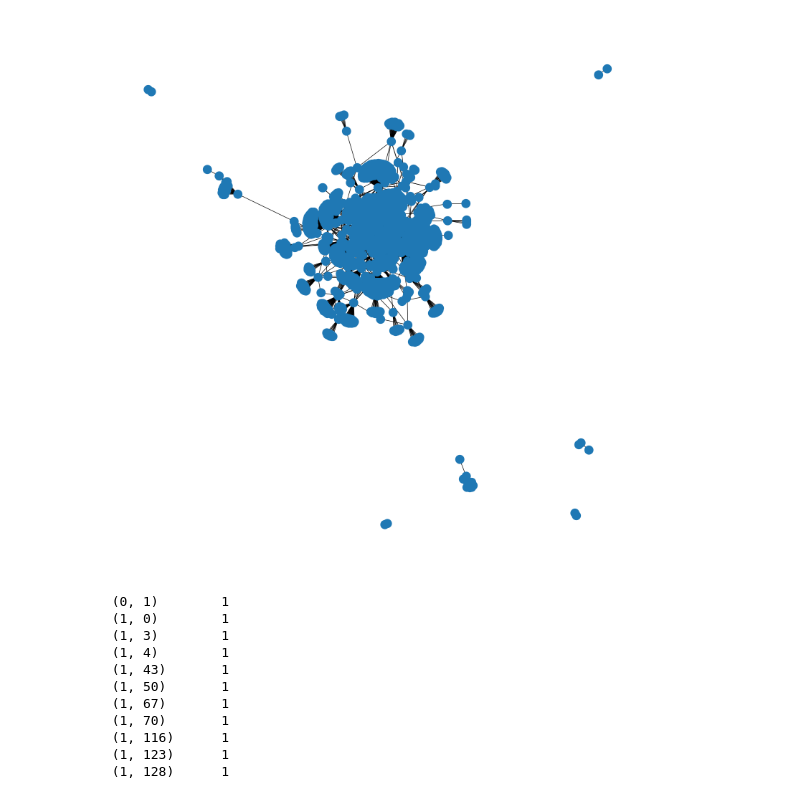
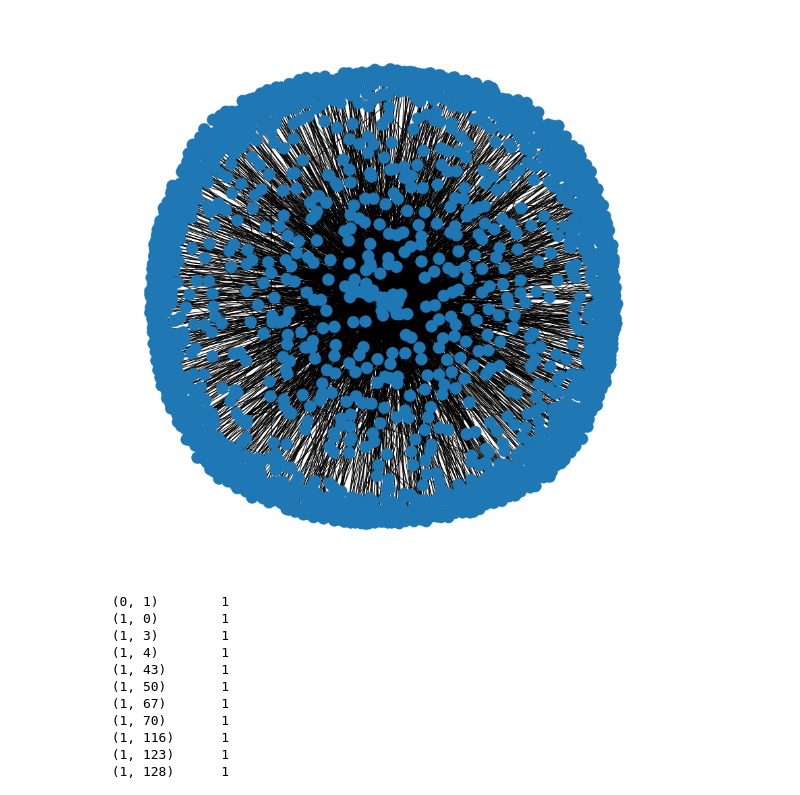
Before and after one commit to Hanya-Ahmad/ppi-network-analysis, a Jupyter notebook: Project.ipynb, the cells around one changed output. Cells and saved outputs as stored; diff of their text form; code cells hidden in the pictures.

```diff
--- a/Project.ipynb
+++ b/Project.ipynb
@@ -48,3 +48,32 @@ with open("./pathLinkerData/PathLinker_2018_human-ppi-weighted-cap0_75.csv", "w"
 full_df=pd.read_csv('./pathLinkerData/PathLinker_2018_human-ppi-weighted-cap0_75.csv')
 df_2500=pd.read_csv('./pathLinkerData/PathLinker2500data.csv')
 df_100=pd.read_csv('./pathLinkerData/PathLinker100data.csv')
+# %%
+                                            #ponit 1 Graph *from full data*
+                                            #ٌREQUIRE HEAVY PROCESSING TIME
+#Read the data from csv and identifying the weights
+G=nx.from_pandas_edgelist(full_df,'tail','head',edge_attr='edge_weight')
+
+#Compute the degree centrality degree
+degCent=nx.degree_centrality(G)
+#Sort the resulting protein list descendingly
+degCent_sorted=dict(sorted(degCent.items(), key=lambda item: item[1],reverse=True))
+#Store the top 100 proteins
+keys_deg_top=list(degCent_sorted)[0:100]
+
+#Convert each string to a list and write the result to a csv file
+top_100_proteins=[]
+for i in keys_deg_top:
+    _list=[i]
+    top_100_proteins.append(_list)
+
+with open("./exportedfiles/Top100DegreeCentralityProteins.csv","w",newline="\n") as f:
+    write = csv.writer(f)
+    write.writerows(top_100_proteins)
+
+#pos=nx.spring_layout(G)
+#plt.figure(figsize=(20,20))
+#nx.draw(G,pos,node_size=200,node_color = 'yellow')
+#nx.draw_networkx_edge_labels(G,pos,font_size=10,edge_labels=nx.get_edge_attributes(G,'edge_weight'))
+#plt.savefig('./Graphs/weightedGraph.jpg')
+#plt.show()
@@ -279,22 +299,22 @@ Conversion for the given list
 # %%
                                         # point 6 unweighted Graph
                                         # plot an unweighted graph *only 2500*
 #unweighted graph
 unweighted_Graph = nx.Graph()
 for i in range(2500):
     tail=full_df['tail'][i] # first column as node
     head=full_df['head'][i]# second column as  node
     unweighted_Graph.add_edges_from([(tail,head)])
 #position nodes
-pos = nx.spring_layout(unweighted_Graph)
+pos = nx.spring_layout(unweighted_Graph, k=0.35)
 #create figure
-plt.figure(figsize=(20,20))
+plt.figure(figsize=(15,15))
 nx.draw_networkx(unweighted_Graph, pos=pos, with_labels=False)
 plt.axis('off')
 plt.savefig('./Graphs/unweightedGraph.jpg')
 plt.show()
 # %% [output]
-[figure, old version]
+[figure, new version]
 # %%
                                             #Point 6 adjacency matrix
                                             #Dangerrrrrr
```
Also changed, not shown: parts of 10 cells of this notebook, 10 other files.
